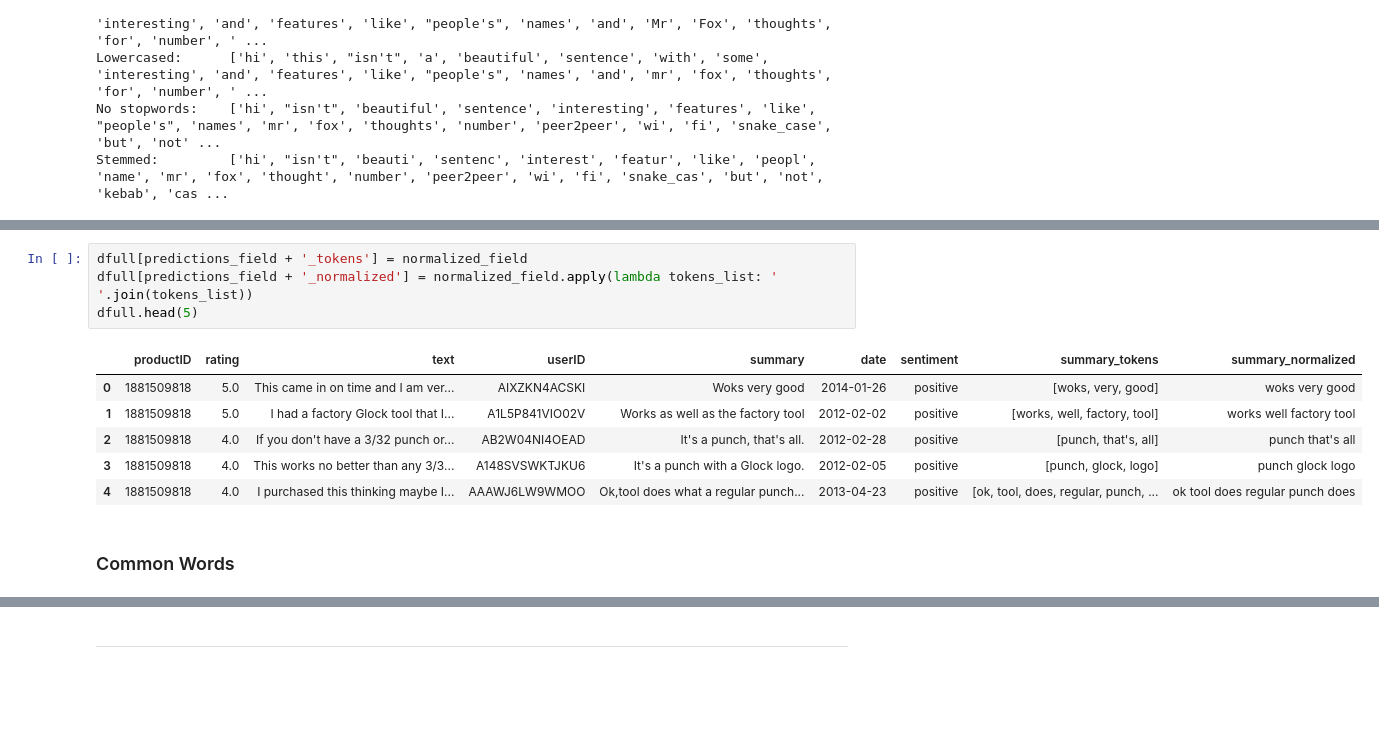
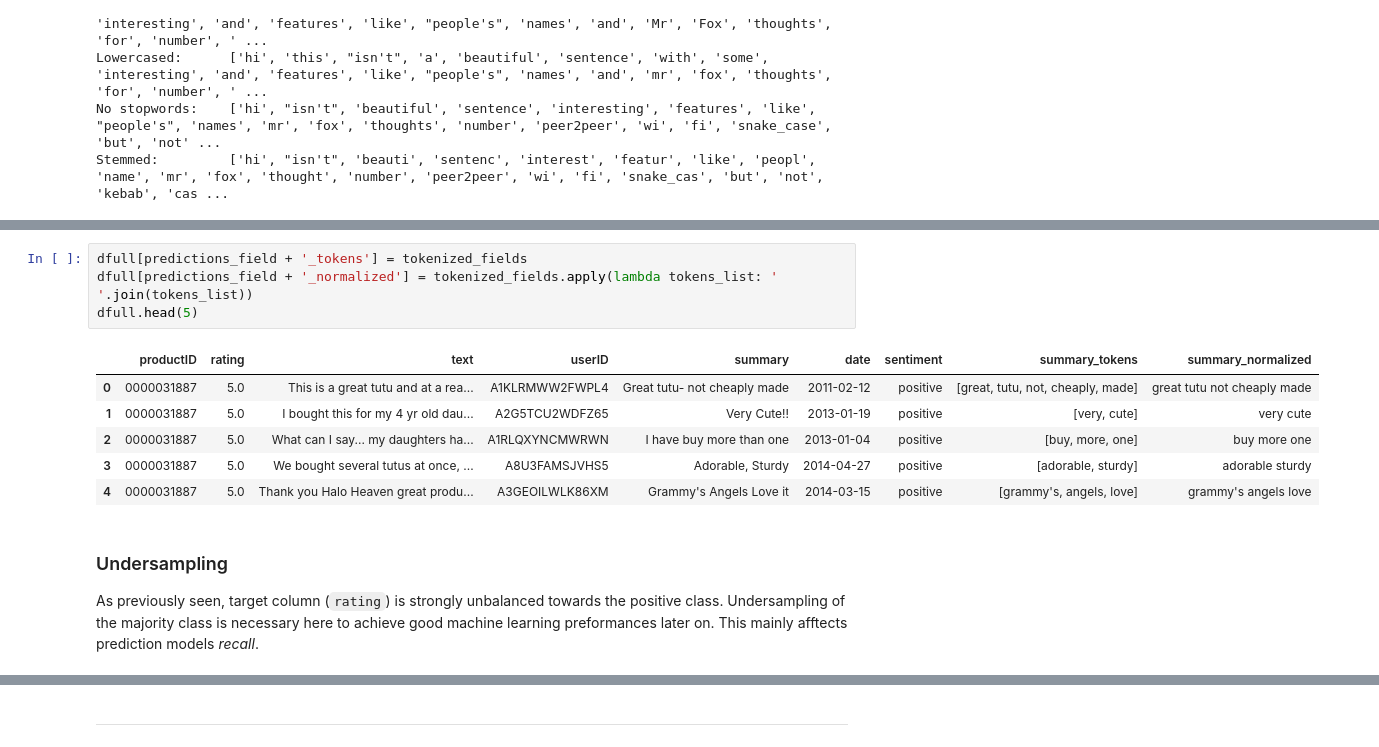
Before and after one commit to mferri17/amazon-reviews-sentiment-network-analysis, a Jupyter notebook: sentiment.ipynb, the cells around one changed output, grey strips where cells are left out. Saved outputs shown, nothing was run; the diff lists cells and outputs as text; blank space fills up the shorter version.

```diff
--- a/sentiment.ipynb
+++ b/sentiment.ipynb
@@ -322,13 +323,15 @@ Wall time: 2.87 s
 # %%
-dfull[predictions_field + '_tokens'] = normalized_field
-dfull[predictions_field + '_normalized'] = normalized_field.apply(lambda tokens_list: ' '.join(tokens_list))
+dfull[predictions_field + '_tokens'] = tokenized_fields
+dfull[predictions_field + '_normalized'] = tokenized_fields.apply(lambda tokens_list: ' '.join(tokens_list))
 dfull.head(5)
 # %% [output]
 |  | productID | rating | text | userID | summary | date | sentiment | summary_tokens | summary_normalized |
-| 0 | 1881509818 | 5.0 | This came in on time and I am ver... | AIXZKN4ACSKI | Woks very good | 2014-01-26 | positive | [woks, very, good] | woks very good |
-| 1 | 1881509818 | 5.0 | I had a factory Glock tool that I... | A1L5P841VIO02V | Works as well as the factory tool | 2012-02-02 | positive | [works, well, factory, tool] | works well factory tool |
-| 2 | 1881509818 | 4.0 | If you don't have a 3/32 punch or... | AB2W04NI4OEAD | It's a punch, that's all. | 2012-02-28 | positive | [punch, that's, all] | punch that's all |
-| 3 | 1881509818 | 4.0 | This works no better than any 3/3... | A148SVSWKTJKU6 | It's a punch with a Glock logo. | 2012-02-05 | positive | [punch, glock, logo] | punch glock logo |
-| 4 | 1881509818 | 4.0 | I purchased this thinking maybe I... | AAAWJ6LW9WMOO | Ok,tool does what a regular punch... | 2013-04-23 | positive | [ok, tool, does, regular, punch, ... | ok tool does regular punch does |
+| 0 | 0000031887 | 5.0 | This is a great tutu and at a rea... | A1KLRMWW2FWPL4 | Great tutu- not cheaply made | 2011-02-12 | positive | [great, tutu, not, cheaply, made] | great tutu not cheaply made |
+| 1 | 0000031887 | 5.0 | I bought this for my 4 yr old dau... | A2G5TCU2WDFZ65 | Very Cute!! | 2013-01-19 | positive | [very, cute] | very cute |
+| 2 | 0000031887 | 5.0 | What can I say... my daughters ha... | A1RLQXYNCMWRWN | I have buy more than one | 2013-01-04 | positive | [buy, more, one] | buy more one |
+| 3 | 0000031887 | 5.0 | We bought several tutus at once, ... | A8U3FAMSJVHS5 | Adorable, Sturdy | 2014-04-27 | positive | [adorable, sturdy] | adorable sturdy |
+| 4 | 0000031887 | 5.0 | Thank you Halo Heaven great produ... | A3GEOILWLK86XM | Grammy's Angels Love it | 2014-03-15 | positive | [grammy's, angels, love] | grammy's angels love |
-# %% [markdown]
-### Common Words
+# %% [markdown]
+### Undersampling
+
+As previously seen, target column (`rating`) is strongly unbalanced towards the positive class. Undersampling of the majority class is necessary here to achieve good machine learning preformances later on. This mainly afftects prediction models *recall*.
```
Also changed, not shown: parts of 40 cells of this notebook.
